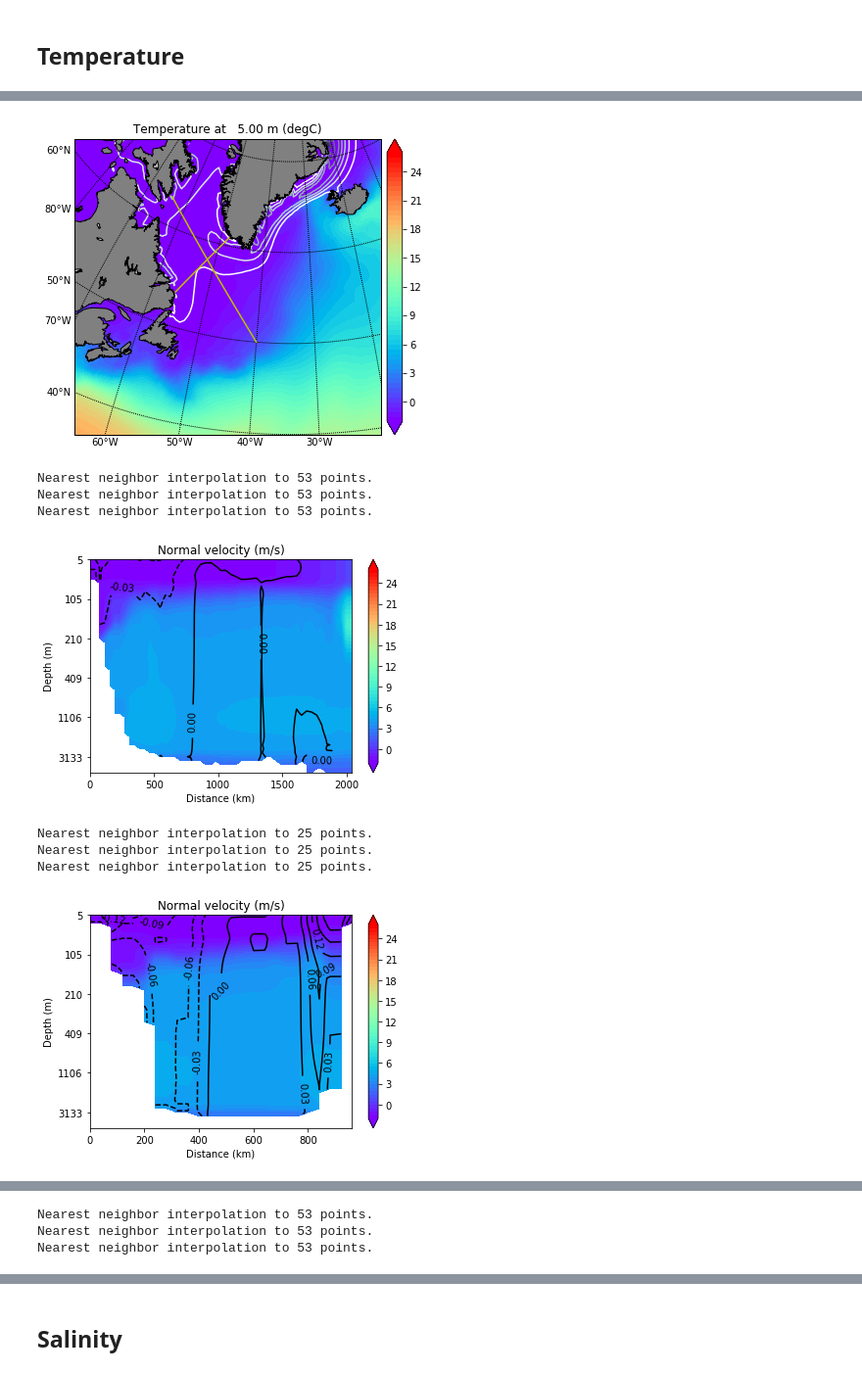
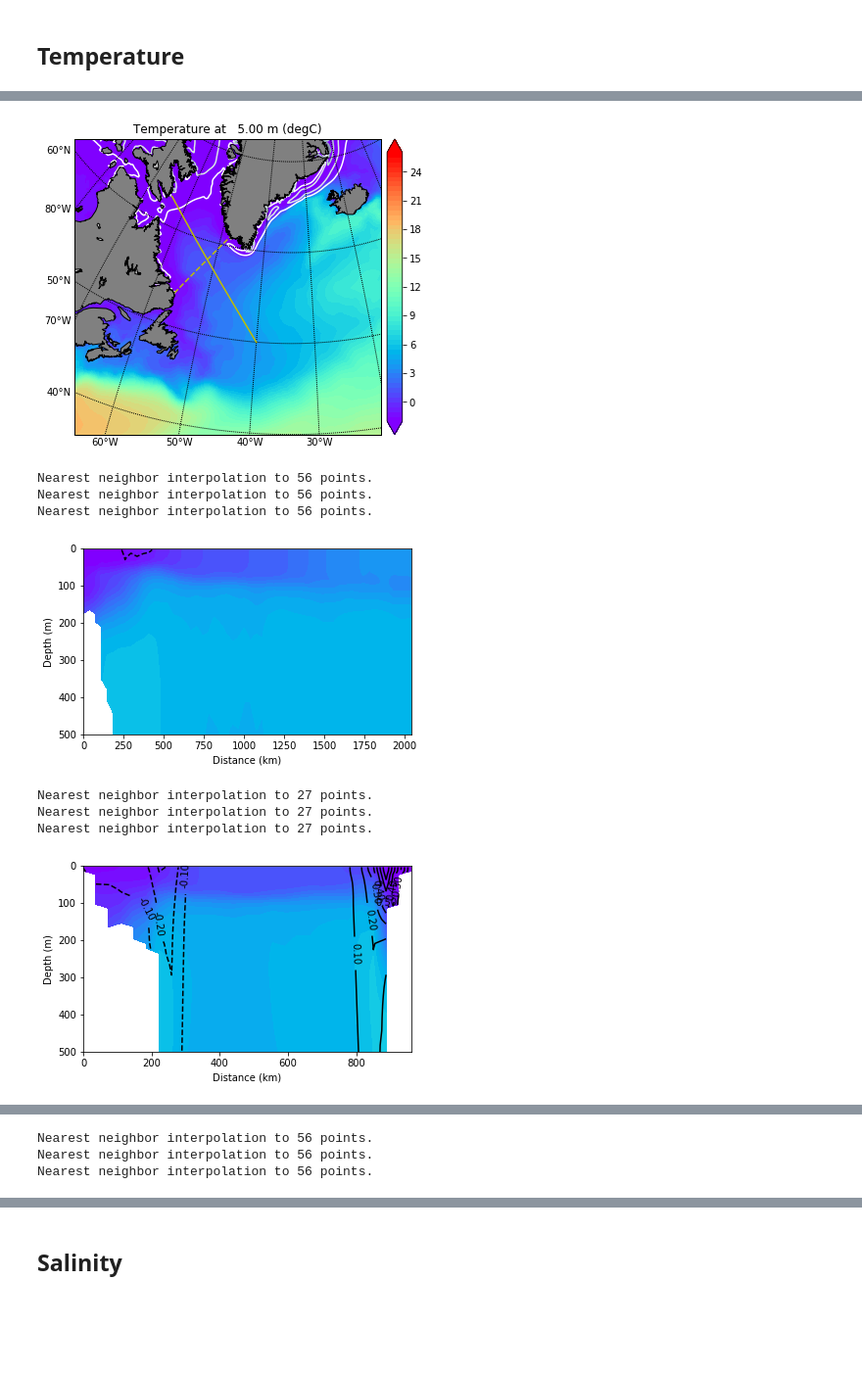
Before and after one commit to qingli411/mpasanalysis, a Jupyter notebook: plot_LabSea_climo_cross_section.ipynb, the cells around one changed output, grey strips where cells are left out. Shown at 98% size. Cells and saved outputs as stored; diff of their text form; code cells hidden in the pictures; blank space fills up the shorter version.

```diff
--- a/plot_LabSea_climo_cross_section.ipynb
+++ b/plot_LabSea_climo_cross_section.ipynb
@@ -4,7 +4,7 @@ import e3sm_res_cmp
 %matplotlib inline
 # %%
 # get paths of restart files, monthly mean output files, processed climatology files and output figures
-runname = 'low-res-cmp'
+runname = 'gl-mesh-gm1800'
 data_root = e3sm_res_cmp.load_paths_ocn(climo_ys=21, climo_ye=50, ts_ys=1, ts_ye=50, runname=runname)
 rst_root = data_root['rst_root']
 climo_root = data_root['climo_root']
@@ -35,6 +35,8 @@ s2_e_lat = trnsct2.lat1
 s2_e_lon = trnsct2.lon1
 # list of depths
 depth = 0
+# depth mode
+depth_mode = 'linear'
 # %% [output]
 Pre-defined transect 'LabSea Center'.
 Pre-defined transect 'AR7W'.
@@ -58,14 +60,15 @@ for i in np.arange(12):
                                         name='u', units='m/s')
     mpaso_v = mpasodata_velo.get_volume(varname='timeMonthly_avg_velocityMeridional',
                                         name='v', units='m/s')
-    levels_velo = np.linspace(-0.3, 0.3, 21)
+    levels_velo = np.linspace(-1, 1, 21)
+    levels_velo = np.delete(levels_velo, 10)
 
     # Temperature map at different depths
     fig = plt.figure(figsize=[6,6])
     mpaso_dat = mpaso_temp.get_map(depth=depth)
     m, f = mpaso_dat.plot(region='LabSea', ptype='contourf', levels=levels)
     m.drawgreatcircle(s1_s_lon, s1_s_lat, s1_e_lon, s1_e_lat, color='y')
-    m.drawgreatcircle(s2_s_lon, s2_s_lat, s2_e_lon, s2_e_lat, color='y')
+    m.drawgreatcircle(s2_s_lon, s2_s_lat, s2_e_lon, s2_e_lat, color='y', linestyle='--')
     mpascice_ithick.overlay(m, levels=levels_ithick, cmap='bone_r')
     plt.show()
     figname = fig_root+'/LabSea_climo_{:02d}_Map_temperature_D{:d}.png'.format(i+1, depth)
@@ -74,27 +77,29 @@ for i in np.arange(12):
 
     # Vertical cross sections of temeprature
     # section 1
-    fig = plt.figure(figsize=[6,4])
+    fig = plt.figure(figsize=[6,3.5])
     mpaso_vcsec1 = mpaso_temp.get_transect(trnsct1)
-    mpaso_vcsec1.plot(levels=levels, depth_mode='native')
+    mpaso_vcsec1.plot(levels=levels, depth_mode=depth_mode, add_title=False, add_colorbar=False)
     ax = plt.gca()
+    ax.set_ylim([500, 0])
     plot_transect_normal(mpaso_u, mpaso_v, trnsct1, name='Normal velocity', levels=levels_velo,
-                         depth_mode='native', axis=ax, ptype='contour', colors='k', add_colorbar=False,
-                         invert_yaxis=False)
+                         depth_mode=depth_mode, axis=ax, ptype='contour', colors='k', add_colorbar=False,
+                         add_title=False, invert_yaxis=False)
     plt.show()
-    figname = fig_root+'/LabSea_climo_{:02d}_VCSec1_temperature.png'.format(i+1)
+    figname = fig_root+'/LabSea_climo_{:02d}_VCSec1_{}_temperature.png'.format(i+1, depth_mode)
     fig.savefig(figname, dpi = 300)
     plt.close(fig)
     # section 2
-    fig = plt.figure(figsize=[6,4])
+    fig = plt.figure(figsize=[6,3.5])
     mpaso_vcsec2 = mpaso_temp.get_transect(trnsct2)
-    mpaso_vcsec2.plot(levels=levels, depth_mode='native')
+    mpaso_vcsec2.plot(levels=levels, depth_mode=depth_mode, add_title=False, add_colorbar=False)
     ax = plt.gca()
+    ax.set_ylim([500, 0])
     plot_transect_normal(mpaso_u, mpaso_v, trnsct2, name='Normal velocity', levels=levels_velo,
-                         depth_mode='native', axis=ax, ptype='contour', colors='k', add_colorbar=False,
-                         invert_yaxis=False)
+                         depth_mode=depth_mode, axis=ax, ptype='contour', colors='k', add_colorbar=False,
+                         add_title=False, invert_yaxis=False)
     plt.show()
-    figname = fig_root+'/LabSea_climo_{:02d}_VCSec2_temperature.png'.format(i+1)
+    figname = fig_root+'/LabSea_climo_{:02d}_VCSec2_{}_temperature.png'.format(i+1, depth_mode)
     fig.savefig(figname, dpi = 300)
     plt.close(fig)
 # %% [output]
@@ -105,10 +110,10 @@ Reading mesh data from /lcrc/group/acme/jwolfe/acme_scratch/20190509.A_WCYCL1950
 Plotting map of Temperature at   5.00 m (degC) at region 'LabSea'
-[figure, old version]
+[figure, new version]
-Nearest neighbor interpolation to 53 points.
-Nearest neighbor interpolation to 53 points.
-Nearest neighbor interpolation to 53 points.
+Nearest neighbor interpolation to 56 points.
+Nearest neighbor interpolation to 56 points.
+Nearest neighbor interpolation to 56 points.
-[figure, old version]
+[figure, new version]
-Nearest neighbor interpolation to 25 points.
-Nearest neighbor interpolation to 25 points.
-Nearest neighbor interpolation to 25 points.
+Nearest neighbor interpolation to 27 points.
+Nearest neighbor interpolation to 27 points.
+Nearest neighbor interpolation to 27 points.
-[figure, old version]
+[figure, new version]
@@ -121,3 +126,3 @@ Plotting map of Temperature at   5.00 m (degC) at region 'LabSea'
-Nearest neighbor interpolation to 53 points.
-Nearest neighbor interpolation to 53 points.
-Nearest neighbor interpolation to 53 points.
+Nearest neighbor interpolation to 56 points.
+Nearest neighbor interpolation to 56 points.
+Nearest neighbor interpolation to 56 points.
```
Also changed, not shown: parts of 2 cells of this notebook, 12 other files.
